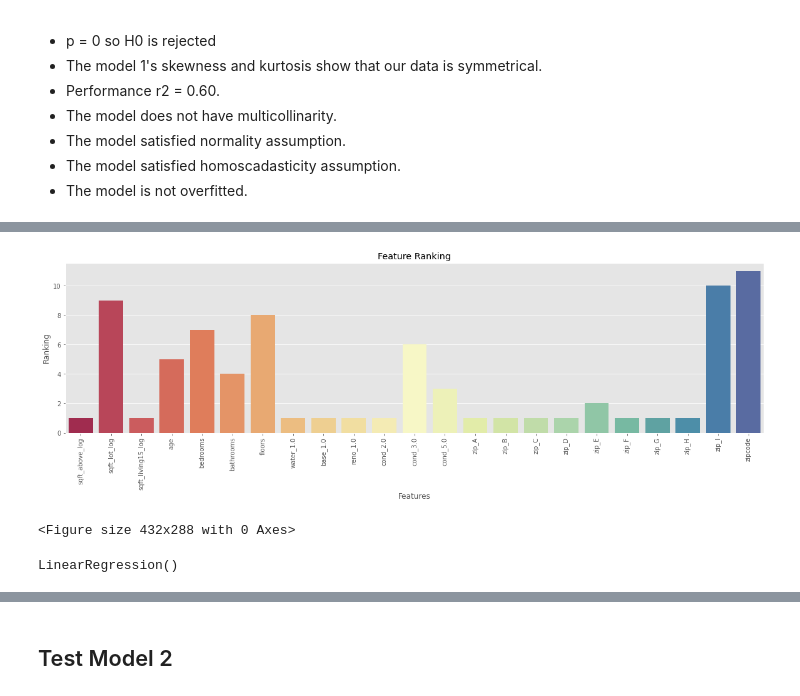
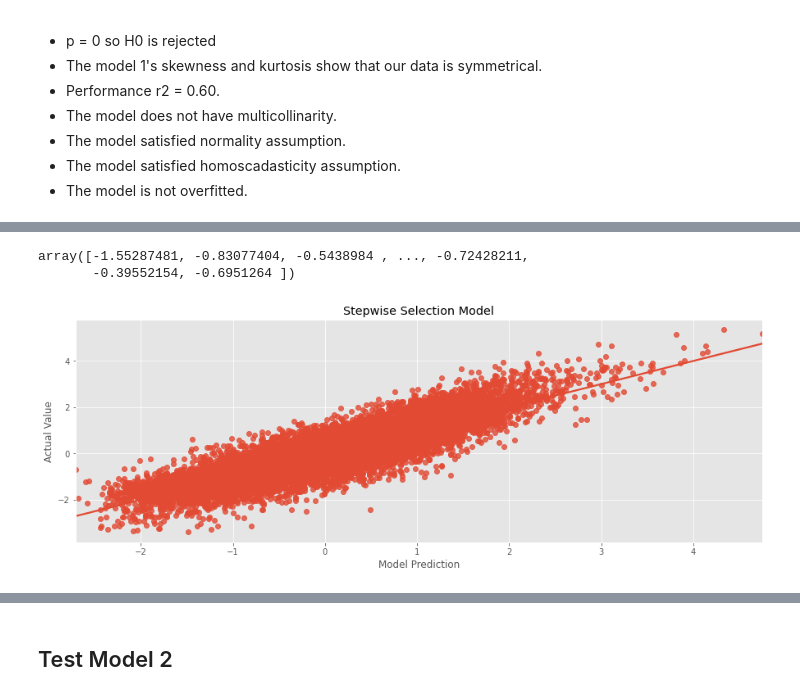
Before and after one commit to baotramduong/Portfolio_Project_Multivariate_Linear_Regression_King_County_Housing, a Jupyter notebook: Part II.B - Machine Learning with Log Transformation.ipynb, the cells around one changed output, grey strips where cells are left out. Saved outputs shown, nothing was run; the diff lists cells and outputs as text; code cells hidden in the pictures.

```diff
--- a/Part II.B - Machine Learning with Log Transformation.ipynb
+++ b/Part II.B - Machine Learning with Log Transformation.ipynb
@@ -658,5 +657,7 @@ preprocessed_log_2 = clean[['price_log', 'sqft_above_log', 'sqft_lot_log', 'sqft
                             'age', 'bedrooms', 'bathrooms', 'floors',
                             'water_1.0', 'base_1.0', 'reno_1.0',
                             'cond_2.0', 'cond_3.0', 'cond_5.0',
-                            'zip_A', 'zip_B', 'zip_C', 'zip_D', 'zip_E', 'zip_F', 'zip_G', 'zip_H', 'zip_I',
-                            'zipcode']]
+                            'zip_A', 'zip_B', 'zip_C', 'zip_E', 'zip_D', 'zip_F', 'zip_G', 'zip_H', 'zip_I',
+                            'zipcode', 'lat', 'long']]
+
+preprocessed_log_2.head()
@@ -686,0 +679,5 @@ array([ True, False,  True, False, False, False, False,  True,  True,
+# %%
+#apply stepwise function
+result_2 = stepwise_selection(X, y, verbose = True)
+print('Resulting Features:')
+print(result_2)
@@ -687,20 +764,23 @@ array([ True, False,  True, False, False, False, False,  True,  True,
+# %%
+#create linear regression object
+linreg = LinearRegression()
+
+#fit model
+linreg.fit(X[result_2], y)
+
+#predict yhat using our model
+yhat = linreg.predict(X[result_2])
+yhat
+# %% [output]
+array([-1.55287481, -0.83077404, -0.5438984 , ..., -0.72428211,
+       -0.39552154, -0.6951264 ])
 # %%
-#plot features ranking
-plt.figure(figsize = (20, 5))
-sns.barplot(x = X.columns, y = selector.ranking_, palette = 'Spectral');
-plt.title('Feature Ranking')
-plt.xlabel('Features')
-plt.ylabel('Ranking')
-plt.xticks(rotation = 90)
-plt.show()
-plt.savefig('./Data & Figures/recursive_features_elimination')
+#plot y_hat
+plt.figure(figsize = (15, 5))
+sns.regplot(yhat, y)
+plt.title('Stepwise Selection Model')
+plt.xlabel('Model Prediction')
+plt.ylabel('Actual Value');
+plt.savefig('./Data & Figures/model_2_scatterplot')
 # %% [output]
-[figure, old version]
+[figure, new version]
-<Figure size 432x288 with 0 Axes>
-# %%
-#fit the linear regression model again using the selected columns
-selected_features = X.columns[selector.support_ ]
-
-linreg.fit(X[selected_features], y)
-# %% [output]
-LinearRegression()
```
Also changed, not shown: parts of 90 cells of this notebook.
